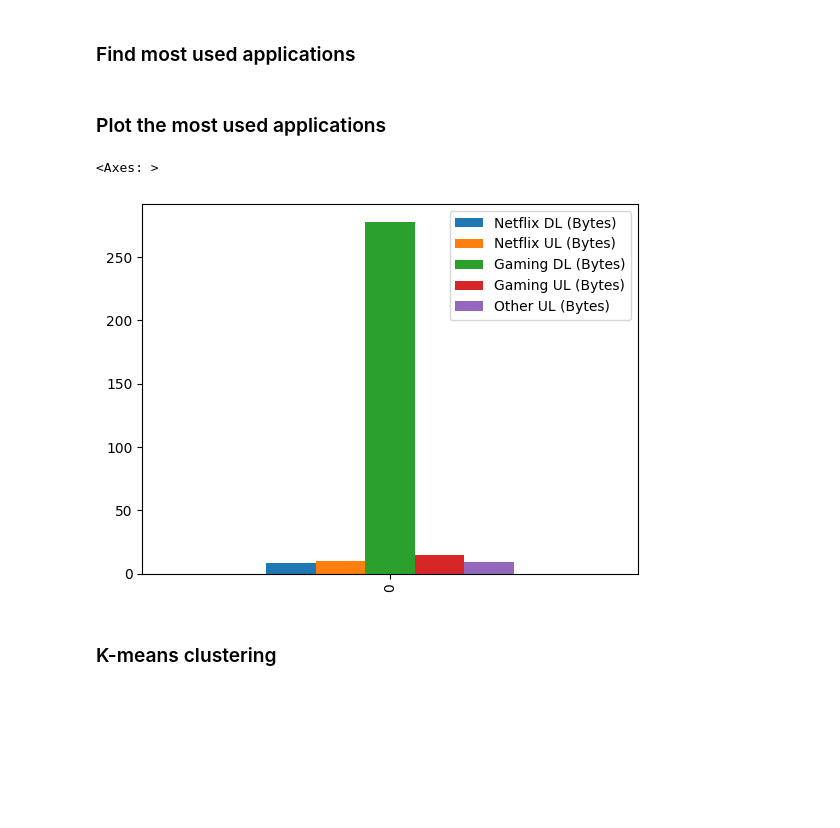
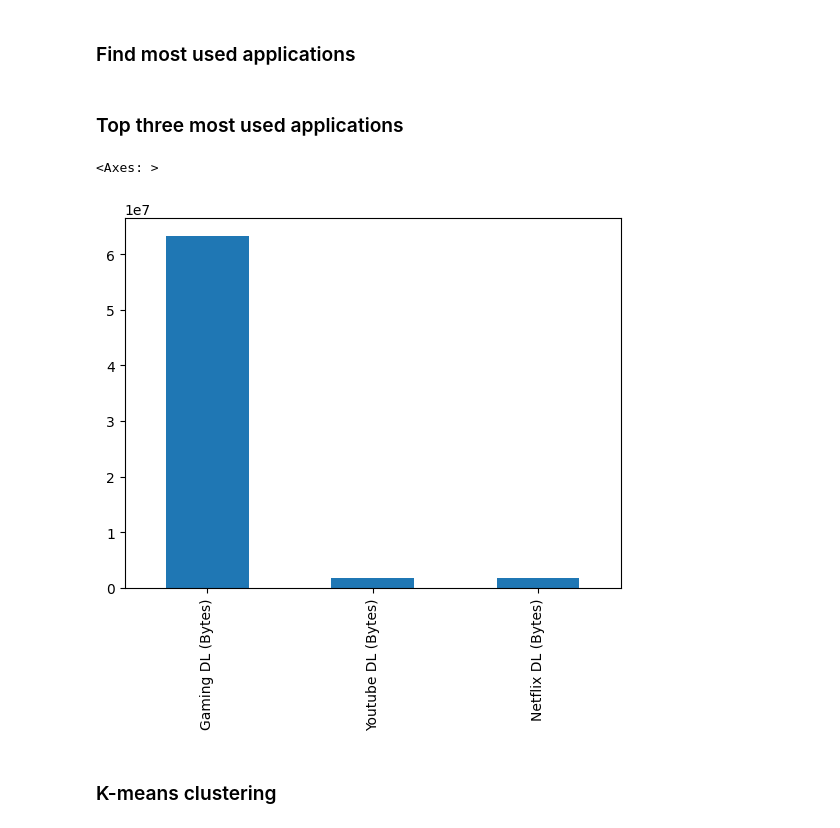
Before and after one commit to GuleWako/10Acadamey-week-2-Analysis-of-Wealthy-Investor, a Jupyter notebook: notebooks/tellcoDataAnalysis.ipynb, the cells around one changed output. Drawn from its saved outputs; the diff is of its cells as text; code cells hidden in the pictures; blank space fills up the shorter version.

```diff
--- a/notebooks/tellcoDataAnalysis.ipynb
+++ b/notebooks/tellcoDataAnalysis.ipynb
@@ -803,13 +873,13 @@ engagement_metrics.describe()
 # %% [markdown]
 ### Find most used applications
 # %%
-top_app=pd.DataFrame(xdr_data[['Netflix DL (Bytes)',	'Netflix UL (Bytes)','Gaming DL (Bytes)','Gaming UL (Bytes)','Other UL (Bytes)']].head(1))
+top_three_apps = xdr_data[['MSISDN/Number','Google DL (Bytes)','Google UL (Bytes)','Email DL (Bytes)','Email UL (Bytes)','Youtube UL (Bytes)','Youtube DL (Bytes)', 'Netflix DL (Bytes)','Netflix UL (Bytes)','Gaming DL (Bytes)','Gaming UL (Bytes)','Other UL (Bytes)']].sum().nlargest(3)
 # %% [markdown]
-### Plot the most used applications
+### Top three most used applications
 # %%
-top_app.plot(kind='bar')
+top_three_apps.plot(kind='bar')
 # %% [output]
 <Axes: >
-[figure, old version]
+[figure, new version]
 # %% [markdown]
 ### K-means clustering
```
Also changed, not shown: parts of 79 cells of this notebook, 2 other files.
